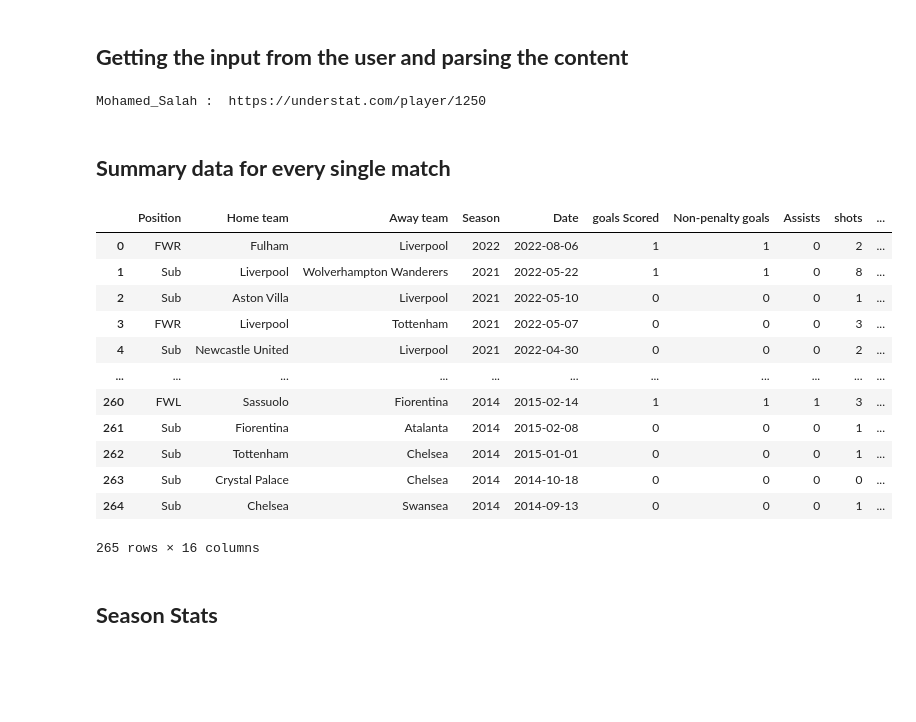
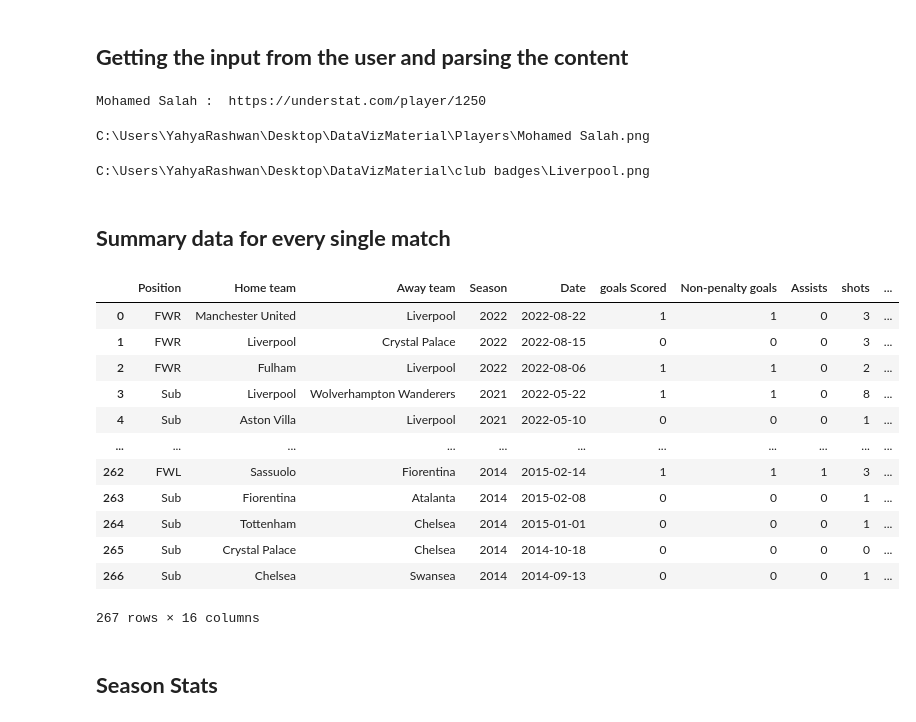
Before and after one commit to trezeguet74/UnderStatScrapper, a Jupyter notebook: UnderStat_Scrapper_updated.ipynb, the cells around one changed output. Cells and saved outputs as stored; diff of their text form; code cells hidden in the pictures; blank space fills up the shorter version.

```diff
--- a/UnderStat_Scrapper_updated.ipynb
+++ b/UnderStat_Scrapper_updated.ipynb
@@ -22,12 +31,12 @@ try:
     soup = BeautifulSoup(r.content, 'lxml')
     scripts = soup.find_all('script')
     player_name = soup.find_all('div',{"class":"header-wrapper"})
-    player_name = player_name[0].text.strip().replace(' ','_')
+    player_name = player_name[0].text.strip()
     print(player_name, ':\t', url)
 except:
     print('Player not found')
 # %% [output]
-Mohamed_Salah :  https://understat.com/player/1250
+Mohamed Salah :  https://understat.com/player/1250
 # %%
 strings = scripts[1].string
 ind_start = strings.index("('")+2
@@ -35,6 +44,34 @@ ind_end = strings.index("')")
 json_data = strings[ind_start:ind_end]
 json_data = json_data.encode('utf8').decode('unicode_escape')
 json_data = json.loads(json_data)
+# %%
+for root,dirs,files in os.walk(r"C:\Users\YahyaRashwan\Desktop\DataVizMaterial\Players"):
+    for file in files:
+        try:
+            if file.startswith(f'{player_name}'):
+                print(os.path.join(root,file))
+                PlayerPhoto = os.path.join(root,file)
+
+        except:
+            print('Photo not found')
+            break
+# %% [output]
+C:\Users\YahyaRashwan\Desktop\DataVizMaterial\Players\Mohamed Salah.png
+# %%
+team = soup.find_all('a')[4].text
+
+for root,dirs,files in os.walk(r"C:\Users\YahyaRashwan\Desktop\DataVizMaterial\club badges"):
+    for file in files:
+        try:
+            if file.startswith(f'{team}'):
+                print(os.path.join(root,file))
+                TeamLogo_ = os.path.join(root,file)
+
+        except:
+            print('Photo not found')
+            break
+# %% [output]
+C:\Users\YahyaRashwan\Desktop\DataVizMaterial\club badges\Liverpool.png
 # %% [markdown]
 ## **Summary data for every single match**
 # %%
@@ -74,46 +111,46 @@ def GetMatchesData():
         postion.append(json_data[i]['position'])
         h_team.append(json_data[i]['h_team'])
         a_team.append(json_data[i]['a_team'])
         season.append(json_data[i]['season'])
         dates.append(json_data[i]['date'])
         xA.append(json_data[i]['xA'])
         assists.append((json_data[i]['assists']))
         key_passes.append(json_data[i]['key_passes'])
         npg.append(json_data[i]['npg'])
         npxG.append(json_data[i]['npxG'])
         xGChain.append(json_data[i]['xGChain'])
         xGBuildup.append(json_data[i]['xGBuildup'])
 
     df = pd.DataFrame({'Position':postion, 'Home team':h_team, 'Away team':a_team, 'Season':season,
                                 'Date':dates,'goals Scored':goals,'Non-penalty goals':npg,'Assists':assists,
                                  'shots':shots,'Key passes':key_passes,'Time played':time_played, 'xG':xg,
                                    'xA':xA,'Non-penalty xG':npxG,'xG Chain':xGChain, 'xG Buildup':xGBuildup})
 
     for col in list(df.columns)[11:]:
         df[col] = df[col].astype(float).round(3)
 
     for col in list(df.columns)[5:11]:
         df[col] = df[col].astype(int)
 
-    df.to_csv(f'{player_name}_matches_data.csv')
+    #df.to_csv(f'{player_name}_matches_data.csv')
     return df
 
 x = GetMatchesData()
 display(x)
 # %% [output]
 |  | Position | Home team | Away team | Season | Date | goals Scored | Non-penalty goals | Assists | shots | ... |
-| 0 | FWR | Fulham | Liverpool | 2022 | 2022-08-06 | 1 | 1 | 0 | 2 | ... |
-| 1 | Sub | Liverpool | Wolverhampton Wanderers | 2021 | 2022-05-22 | 1 | 1 | 0 | 8 | ... |
-| 2 | Sub | Aston Villa | Liverpool | 2021 | 2022-05-10 | 0 | 0 | 0 | 1 | ... |
-| 3 | FWR | Liverpool | Tottenham | 2021 | 2022-05-07 | 0 | 0 | 0 | 3 | ... |
-| 4 | Sub | Newcastle United | Liverpool | 2021 | 2022-04-30 | 0 | 0 | 0 | 2 | ... |
+| 0 | FWR | Manchester United | Liverpool | 2022 | 2022-08-22 | 1 | 1 | 0 | 3 | ... |
+| 1 | FWR | Liverpool | Crystal Palace | 2022 | 2022-08-15 | 0 | 0 | 0 | 3 | ... |
+| 2 | FWR | Fulham | Liverpool | 2022 | 2022-08-06 | 1 | 1 | 0 | 2 | ... |
+| 3 | Sub | Liverpool | Wolverhampton Wanderers | 2021 | 2022-05-22 | 1 | 1 | 0 | 8 | ... |
+| 4 | Sub | Aston Villa | Liverpool | 2021 | 2022-05-10 | 0 | 0 | 0 | 1 | ... |
 | ... | ... | ... | ... | ... | ... | ... | ... | ... | ... | ... |
-| 260 | FWL | Sassuolo | Fiorentina | 2014 | 2015-02-14 | 1 | 1 | 1 | 3 | ... |
-| 261 | Sub | Fiorentina | Atalanta | 2014 | 2015-02-08 | 0 | 0 | 0 | 1 | ... |
-| 262 | Sub | Tottenham | Chelsea | 2014 | 2015-01-01 | 0 | 0 | 0 | 1 | ... |
-| 263 | Sub | Crystal Palace | Chelsea | 2014 | 2014-10-18 | 0 | 0 | 0 | 0 | ... |
-| 264 | Sub | Chelsea | Swansea | 2014 | 2014-09-13 | 0 | 0 | 0 | 1 | ... |
+| 262 | FWL | Sassuolo | Fiorentina | 2014 | 2015-02-14 | 1 | 1 | 1 | 3 | ... |
+| 263 | Sub | Fiorentina | Atalanta | 2014 | 2015-02-08 | 0 | 0 | 0 | 1 | ... |
+| 264 | Sub | Tottenham | Chelsea | 2014 | 2015-01-01 | 0 | 0 | 0 | 1 | ... |
+| 265 | Sub | Crystal Palace | Chelsea | 2014 | 2014-10-18 | 0 | 0 | 0 | 0 | ... |
+| 266 | Sub | Chelsea | Swansea | 2014 | 2014-09-13 | 0 | 0 | 0 | 1 | ... |
-265 rows × 16 columns
+267 rows × 16 columns
 # %% [markdown]
 ## **Season Stats**
 # %%
```
Also changed, not shown: parts of 9 cells of this notebook.
